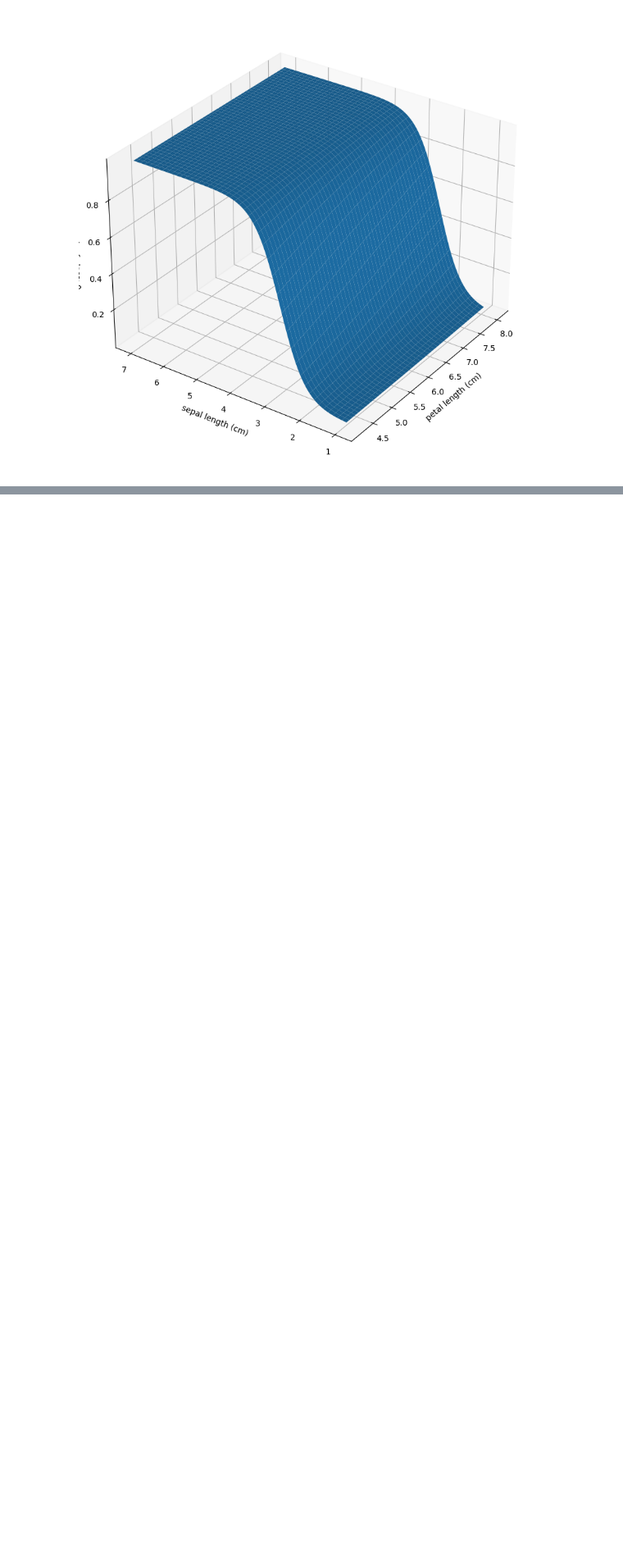
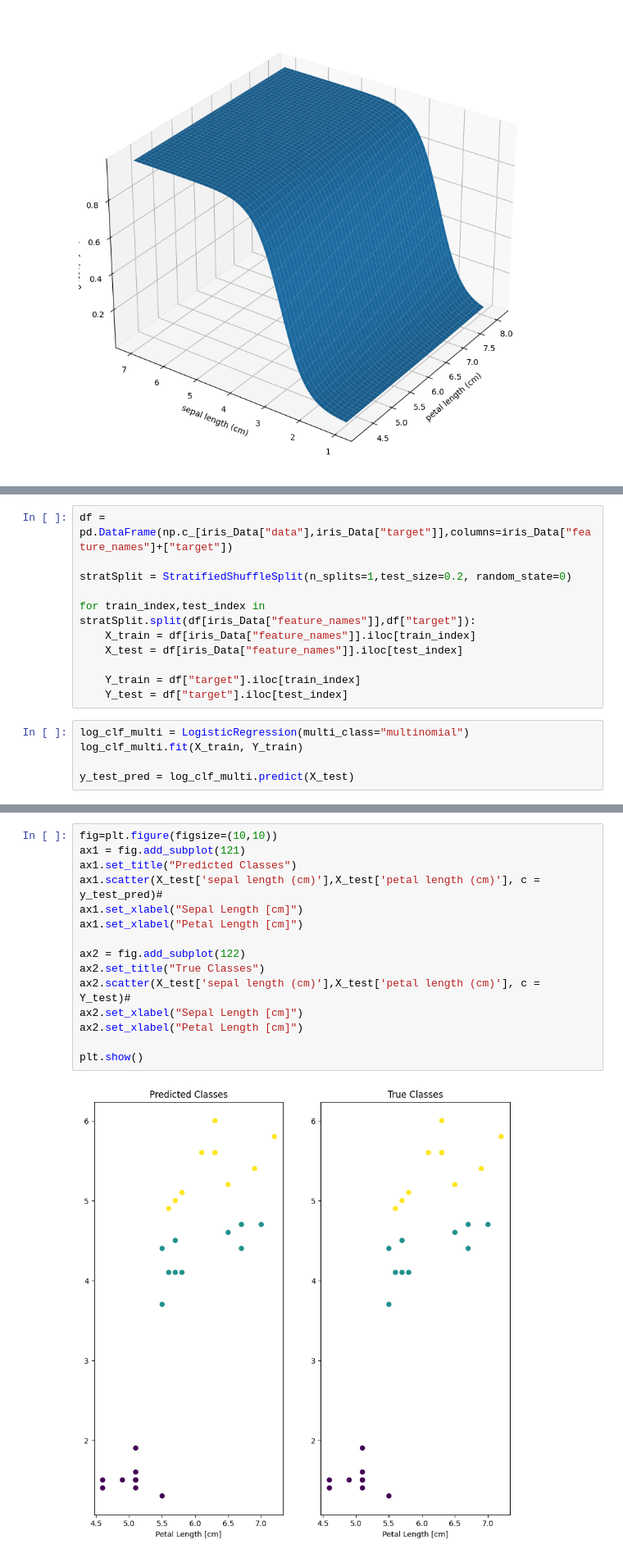
Before and after one commit to SandersJack/DevTraining, a Jupyter notebook: MachineLearning/BinaryClassifier.ipynb, the cells around one changed output, grey strips where cells are left out. Shown at 82% size. Saved outputs shown, nothing was run; the diff lists cells and outputs as text; blank space fills up the shorter version.

```diff
--- a/MachineLearning/BinaryClassifier.ipynb
+++ b/MachineLearning/BinaryClassifier.ipynb
@@ -101,0 +104,16 @@ plt.show()
+# %%
+df = pd.DataFrame(np.c_[iris_Data["data"],iris_Data["target"]],columns=iris_Data["feature_names"]+["target"])
+
+stratSplit = StratifiedShuffleSplit(n_splits=1,test_size=0.2, random_state=0)
+
+for train_index,test_index in stratSplit.split(df[iris_Data["feature_names"]],df["target"]):
+    X_train = df[iris_Data["feature_names"]].iloc[train_index]
+    X_test = df[iris_Data["feature_names"]].iloc[test_index]
+
+    Y_train = df["target"].iloc[train_index]
+    Y_test = df["target"].iloc[test_index]
+# %%
+log_clf_multi = LogisticRegression(multi_class="multinomial")
+log_clf_multi.fit(X_train, Y_train)
+
+y_test_pred = log_clf_multi.predict(X_test)
@@ -101,0 +132,17 @@ plt.show()
+# %%
+fig=plt.figure(figsize=(10,10))
+ax1 = fig.add_subplot(121)
+ax1.set_title("Predicted Classes")
+ax1.scatter(X_test['sepal length (cm)'],X_test['petal length (cm)'], c = y_test_pred)#
+ax1.set_xlabel("Sepal Length [cm]")
+ax1.set_xlabel("Petal Length [cm]")
+
+ax2 = fig.add_subplot(122)
+ax2.set_title("True Classes")
+ax2.scatter(X_test['sepal length (cm)'],X_test['petal length (cm)'], c = Y_test)#
+ax2.set_xlabel("Sepal Length [cm]")
+ax2.set_xlabel("Petal Length [cm]")
+
+plt.show()
+# %% [output]
+[figure, added]
```
Also changed, not shown: parts of 4 cells of this notebook.
